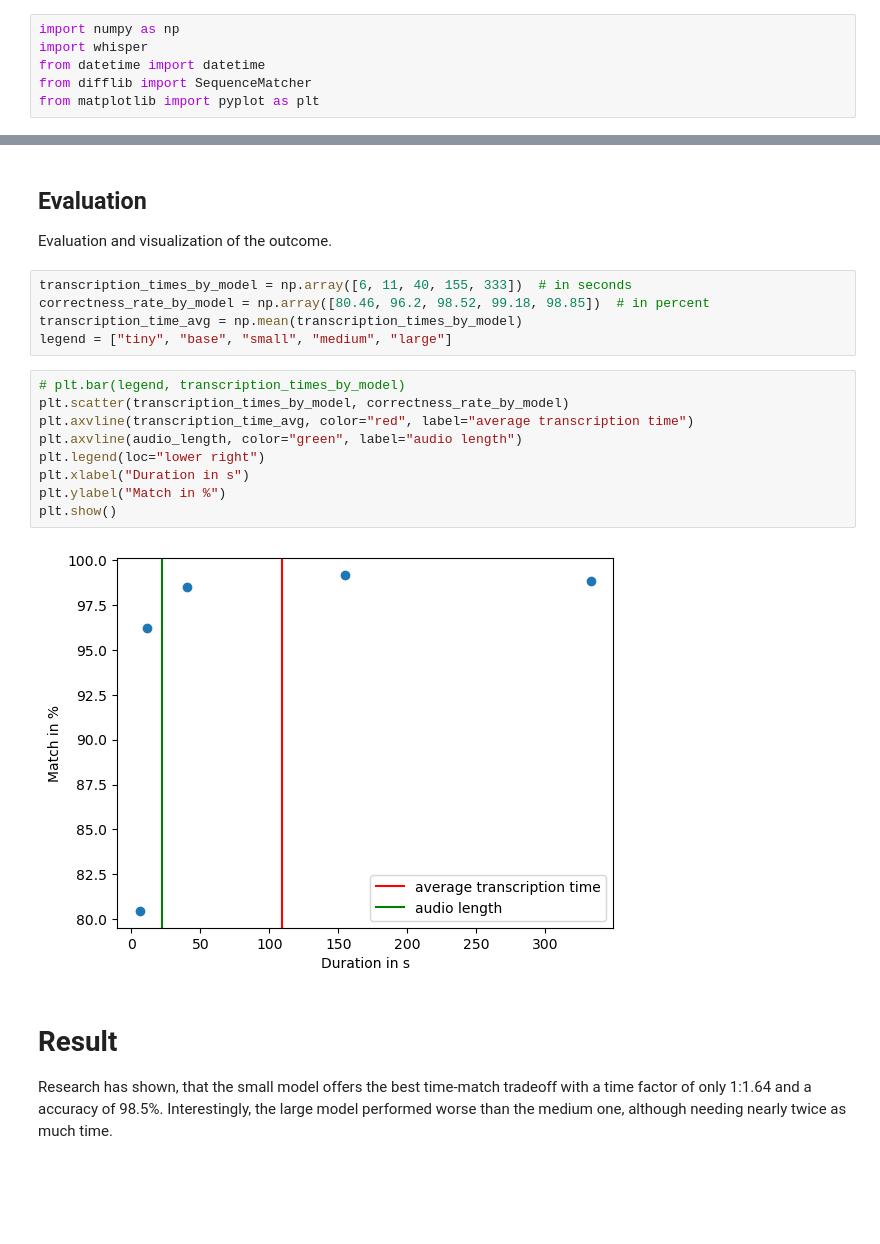
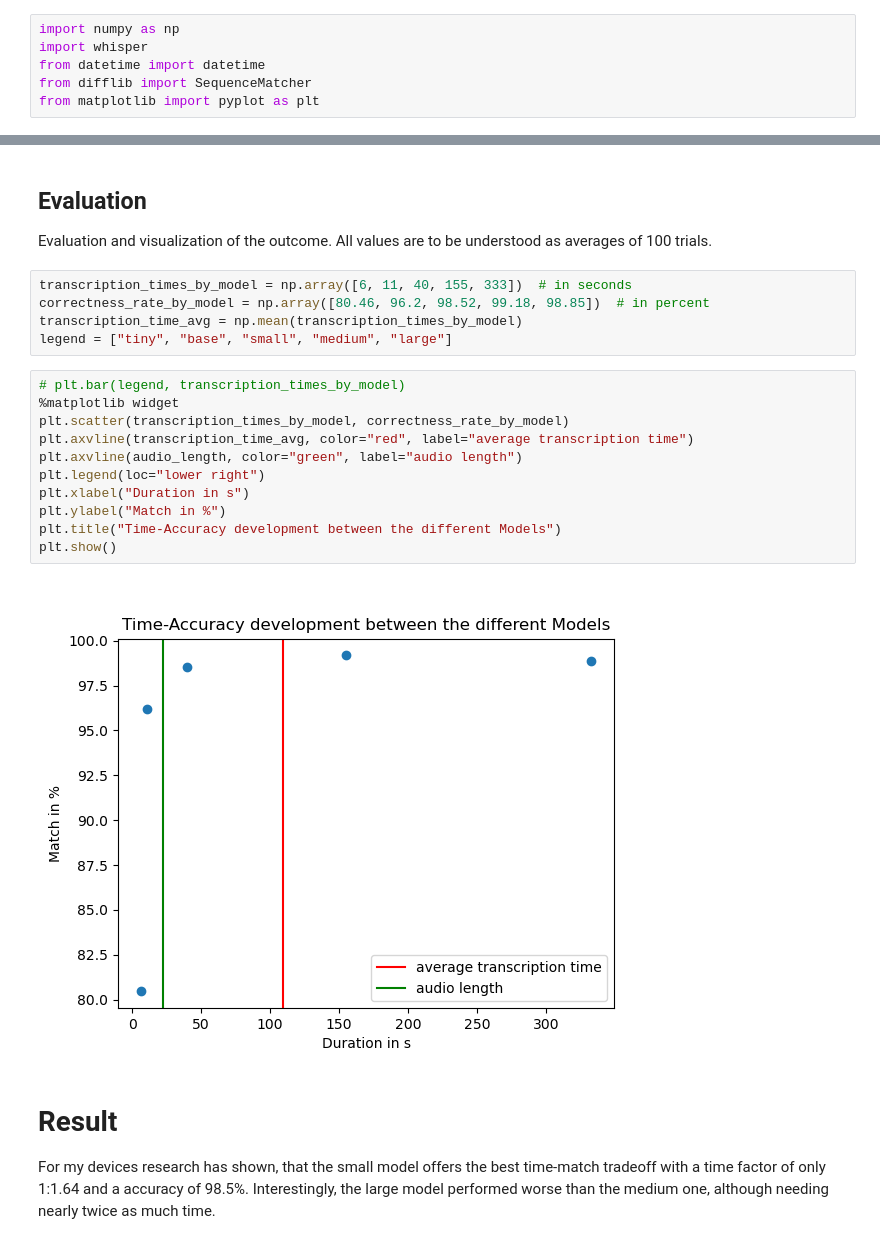
Before and after one commit to j-schmied/WhisperTranscribe, a Jupyter notebook: whisper.ipynb, the cells around one changed output, grey strips where cells are left out. Drawn from its saved outputs; the diff is of its cells as text; blank space fills up the shorter version.

```diff
--- a/whisper.ipynb
+++ b/whisper.ipynb
@@ -39,6 +44,7 @@ print("[i] Result:\n", result["text"])
 ## Evaluation
 
 Evaluation and visualization of the outcome.
+All values are to be understood as averages of 100 trials.
 # %%
 transcription_times_by_model = np.array([6, 11, 40, 155, 333])  # in seconds
 correctness_rate_by_model = np.array([80.46, 96.2, 98.52, 99.18, 98.85])  # in percent
@@ -46,16 +52,18 @@ transcription_time_avg = np.mean(transcription_times_by_model)
 legend = ["tiny", "base", "small", "medium", "large"]
 # %%
 # plt.bar(legend, transcription_times_by_model)
+%matplotlib widget
 plt.scatter(transcription_times_by_model, correctness_rate_by_model)
 plt.axvline(transcription_time_avg, color="red", label="average transcription time")
 plt.axvline(audio_length, color="green", label="audio length")
 plt.legend(loc="lower right")
 plt.xlabel("Duration in s")
 plt.ylabel("Match in %")
+plt.title("Time-Accuracy development between the different Models")
 plt.show()
 # %% [output]
-[figure, old version]
+[figure, new version]
 # %% [markdown]
 # Result
 
-Research has shown, that the small model offers the best time-match tradeoff with a time factor of only 1:1.64 and a accuracy of 98.5%. Interestingly, the large model performed worse than the medium one, although needing nearly twice as much time.
+For my devices research has shown, that the small model offers the best time-match tradeoff with a time factor of only 1:1.64 and a accuracy of 98.5%. Interestingly, the large model performed worse than the medium one, although needing nearly twice as much time.
```
Also changed, not shown: parts of 6 cells of this notebook.
